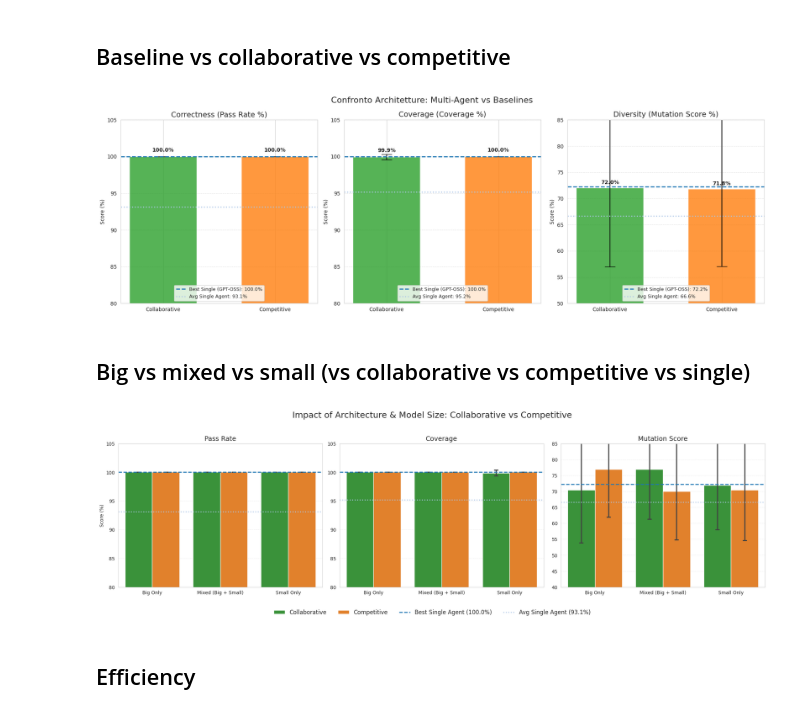
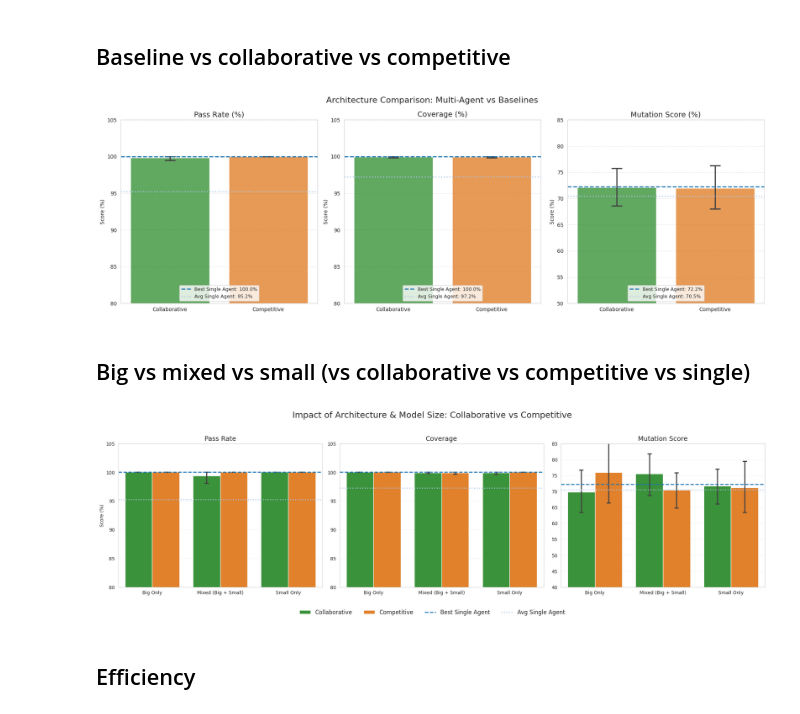
Before and after one commit to daviderandino/LLM-Agents-for-Collaborative-Test-Case, a Jupyter notebook: metrics_aggregation.ipynb, the cells around one changed output. Cells and saved outputs as stored; diff of their text form; code cells hidden in the pictures.

```diff
--- a/metrics_aggregation.ipynb
+++ b/metrics_aggregation.ipynb
@@ -244,15 +242,8 @@ df["pass_rate"] = df.apply(
     axis=1,
 )
 
-# 3. Prepare Data for Bars (Collaborative & Competitive)
+# 3. Prepare Data for Multi-Agent (Collaborative & Competitive)
 multi_agent_df = df[df["category"].isin(["Collaborative", "Competitive"])]
-agg_stats = (
-    multi_agent_df.groupby("category")[
-        ["pass_rate", "coverage_percent", "mutation_score_percent"]
-    ]
-    .agg(["mean", "std"])
-    .reset_index()
-)
 
 # 4. Prepare Data for Baselines
 # Baseline 1: Best Single Agent (gptoss120B)
@@ -269,12 +260,12 @@ avg_baseline_means = avg_baseline_df[
 
 # 5. Plotting
 fig, axes = plt.subplots(1, 3, figsize=(18, 6))
-fig.suptitle("Confronto Architetture: Multi-Agent vs Baselines", fontsize=16)
+fig.suptitle("Architecture Comparison: Multi-Agent vs Baselines", fontsize=16)
 
 metrics = [
-    ("pass_rate", "Correttezza (Pass Rate %)", 80, 105),
-    ("coverage_percent", "Comprensività (Coverage %)", 80, 105),
-    ("mutation_score_percent", "Diversificazione (Mutation Score %)", 50, 85),
+    ("pass_rate", "Pass Rate (%)", 80, 105),
+    ("coverage_percent", "Coverage (%)", 80, 105),
+    ("mutation_score_percent", "Mutation Score (%)", 50, 85),
 ]
 
 categories = ["Collaborative", "Competitive"]
@@ -283,75 +274,59 @@ colors = [ARCH_COLORS["Collaborative"], ARCH_COLORS["Competitive"]]
 for i, (metric, title, ylim_min, ylim_max) in enumerate(metrics):
     ax = axes[i]
 
-    # Extract data for plotting bars
-    means = [
-        agg_stats.loc[agg_stats["category"] == cat, (metric, "mean")].values[0]
-        for cat in categories
-    ]
-    stds = [
-        agg_stats.loc[agg_stats["category"] == cat, (metric, "std")].values[0]
-        for cat in categories
-    ]
-
     # Baseline Values
     best_val = best_baseline_means[metric]
     avg_val = avg_baseline_means[metric]
 
-    # Plot Bars
-    bars = ax.bar(
-        categories, means, yerr=stds, capsize=10, color=colors, alpha=0.8, width=0.6
+    # Plot Bars with seaborn for confidence intervals
+    sns.barplot(
+        data=multi_agent_df,
+        x="category",
+        y=metric,
+        hue="category",
+        order=categories,
+        hue_order=categories,
+        palette=colors,
+        ax=ax,
+        errorbar=("ci", 95),
+        capsize=0.1,
+        alpha=0.8,
+        legend=False,
     )
 
     # Plot Baseline Lines
     # Line 1: Best Baseline
     ax.axhline(
         y=best_val,
         color=BASELINE_COLORS["Best Single"],
         linestyle="--",
         linewidth=2,
-        label=f"Best Single (GPT-OSS): {best_val:.1f}%",
+        label=f"Best Single Agent: {best_val:.1f}%",
     )
 
     # Line 2: Average Baseline
     ax.axhline(
         y=avg_val,
         color=BASELINE_COLORS["Avg Single"],
         linestyle=":",
         linewidth=2,
         label=f"Avg Single Agent: {avg_val:.1f}%",
     )
 
-    # Add labels on top of bars
-    for bar in bars:
-        height = bar.get_height()
-        ax.text(
-            bar.get_x() + bar.get_width() / 2.0,
-            height + 0.5,
-            f"{height:.1f}%",
-            ha="center",
-            va="bottom",
-            fontsize=10,
-            fontweight="bold",
-        )
-
     # Styling
-    english_titles = {
-        "Correttezza (Pass Rate %)": "Correctness (Pass Rate %)",
-        "Comprensività (Coverage %)": "Coverage (Coverage %)",
-        "Diversificazione (Mutation Score %)": "Diversity (Mutation Score %)",
-    }
-    ax.set_title(english_titles.get(title, title), fontsize=14)
+    ax.set_title(title, fontsize=14)
     ax.set_ylim(ylim_min, ylim_max)
     ax.set_ylabel("Score (%)")
+    ax.set_xlabel("")
     ax.grid(axis="y", linestyle="--", alpha=0.5)
 
     # Legend
     ax.legend(loc="lower center", fontsize=9)
 
 plt.tight_layout()
 # plt.savefig("report/multi_agent_vs_baselines_bars.png")
 # %% [output]
-[figure, old version]
+[figure, new version]
 # %% [markdown]
 ## Big vs mixed vs small (vs collaborative vs competitive vs single)
 # %%
@@ -495,7 +470,7 @@ for i, metric in enumerate(metrics_list):
         hue_order=["Collaborative", "Competitive"],
         palette=arch_palette,
         ax=ax,
-        errorbar="sd",
+        errorbar=("ci", 95),  # Confidence Interval
         capsize=0.1,
     )
 
@@ -506,7 +481,7 @@ for i, metric in enumerate(metrics_list):
         color=ARCH_COLORS["Single Agent"],
         linestyle="--",
         linewidth=2,
-        label=f"Best Single Agent ({best_baselines[metric]:.1f}%)",
+        label=f"Best Single Agent",
     )
     # Avg Single
     ax.axhline(
@@ -514,7 +489,7 @@ for i, metric in enumerate(metrics_list):
         color="#aec7e8",
         linestyle=":",
         linewidth=2,
-        label=f"Avg Single Agent ({avg_baselines[metric]:.1f}%)",
+        label=f"Avg Single Agent",
     )
 
     # Styling
@@ -560,7 +535,7 @@ fig.legend(
 plt.tight_layout(rect=[0, 0.05, 1, 0.95])  # Make space for legend
 # plt.savefig("report/architecture_size_comparison_split.png")
 # %% [output]
-[figure, old version]
+[figure, new version]
 # %% [markdown]
 ## Efficiency
 # %%
```
Also changed, not shown: parts of 6 cells of this notebook, 26 other files.
